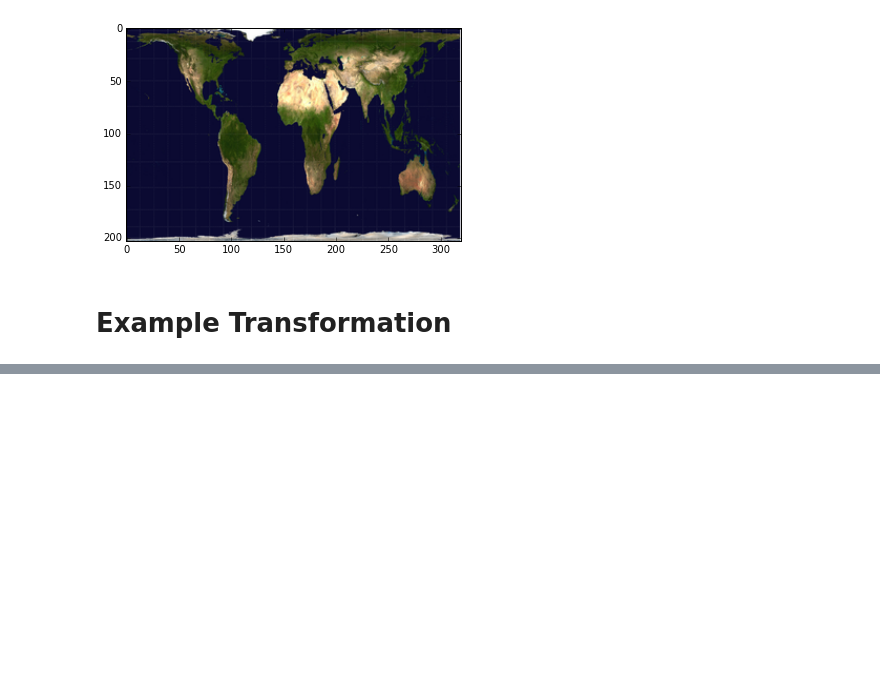
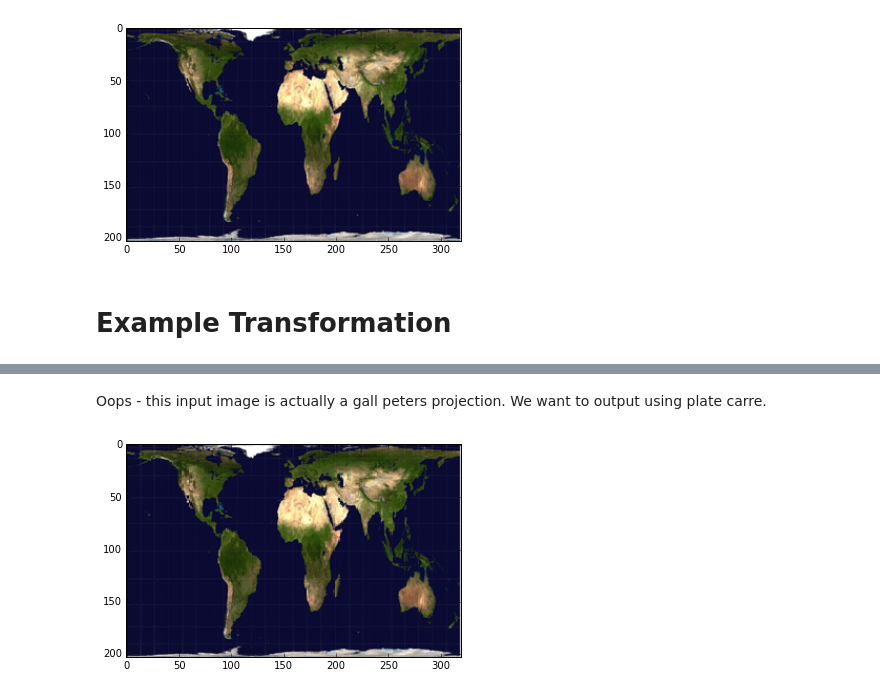
Before and after one commit to patrickeganfoley/map_orientations, a Jupyter notebook: map_projections/map_projections.ipynb, the cells around one changed output, grey strips where cells are left out. Cells and saved outputs as stored; diff of their text form; code cells hidden in the pictures; blank space fills up the shorter version.

```diff
--- a/map_projections/map_projections.ipynb
+++ b/map_projections/map_projections.ipynb
@@ -27,0 +29,7 @@ map2 = transform_map(map1, rot_mat, debug = False)
+# %% [markdown]
+Oops - this input image is actually a gall peters projection.  We want to output using plate carre.
+# %%
+map1b = transform_map(map1, rotationFromXYZ(0.0, 0.0, 0.0),
+		     in_projection='gallpeters', out_projection='gallpeters', debug=False)
+# %% [output]
+[figure, added]
```
Also changed, not shown: parts of 27 cells of this notebook, 1 other file.
